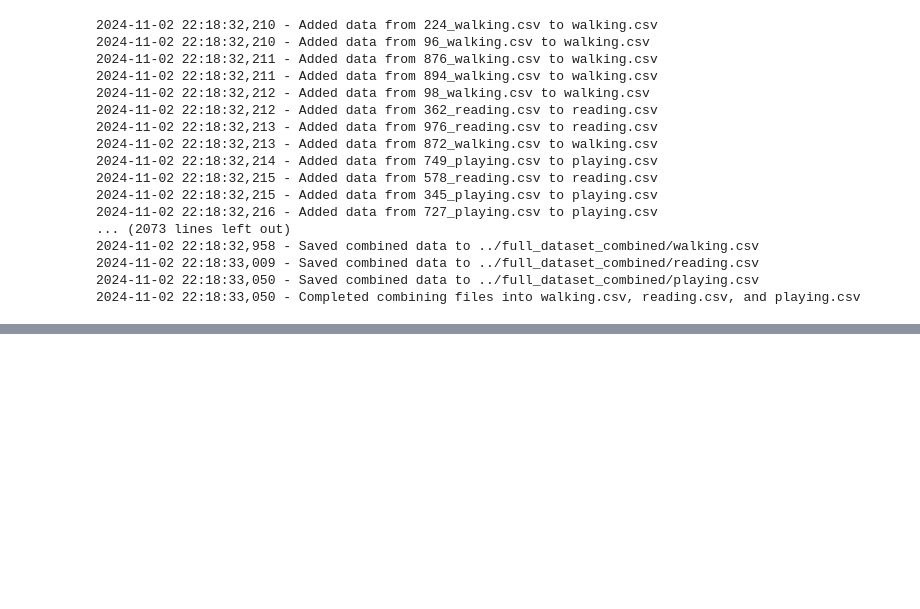
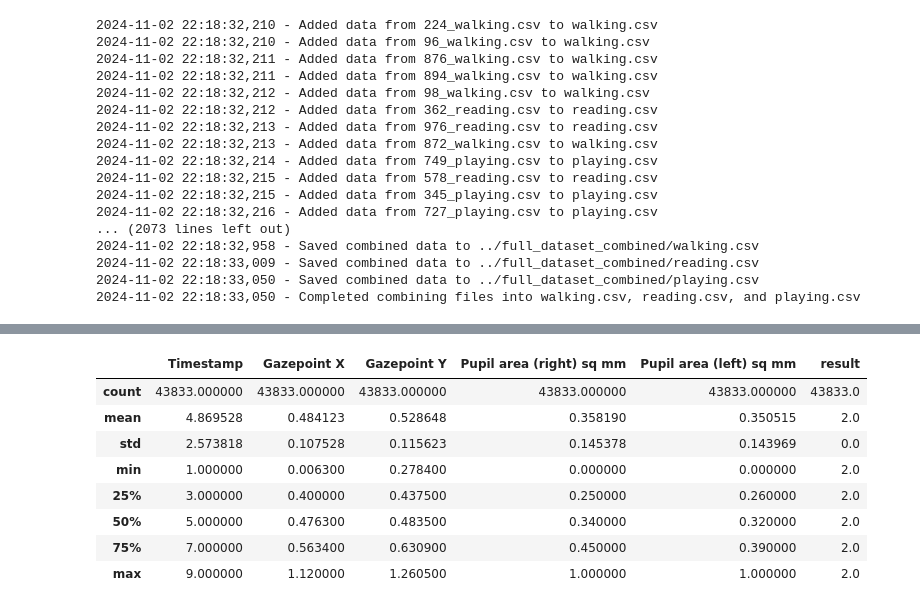
Before and after one commit to Vykp00/SeeTrue-AI, a Jupyter notebook: training/1_data_processing.ipynb, the cells around one changed output, grey strips where cells are left out. Cells and saved outputs as stored; diff of their text form; code cells hidden in the pictures; blank space fills up the shorter version.

```diff
--- a/training/data_processing.ipynb
+++ b/training/1_data_processing.ipynb
@@ -157,0 +213,12 @@ print(data_concat_result.stderr)
+# %%
+reading_data.describe()
+# %% [output]
+|  | Timestamp | Gazepoint X | Gazepoint Y | Pupil area (right) sq mm | Pupil area (left) sq mm | result |
+| count | 43833.000000 | 43833.000000 | 43833.000000 | 43833.000000 | 43833.000000 | 43833.0 |
+| mean | 4.869528 | 0.484123 | 0.528648 | 0.358190 | 0.350515 | 2.0 |
+| std | 2.573818 | 0.107528 | 0.115623 | 0.145378 | 0.143969 | 0.0 |
+| min | 1.000000 | 0.006300 | 0.278400 | 0.000000 | 0.000000 | 2.0 |
+| 25% | 3.000000 | 0.400000 | 0.437500 | 0.250000 | 0.260000 | 2.0 |
+| 50% | 5.000000 | 0.476300 | 0.483500 | 0.340000 | 0.320000 | 2.0 |
+| 75% | 7.000000 | 0.563400 | 0.630900 | 0.450000 | 0.390000 | 2.0 |
+| max | 9.000000 | 1.120000 | 1.260500 | 1.000000 | 1.000000 | 2.0 |
```
Also changed, not shown: parts of 11 cells of this notebook.
